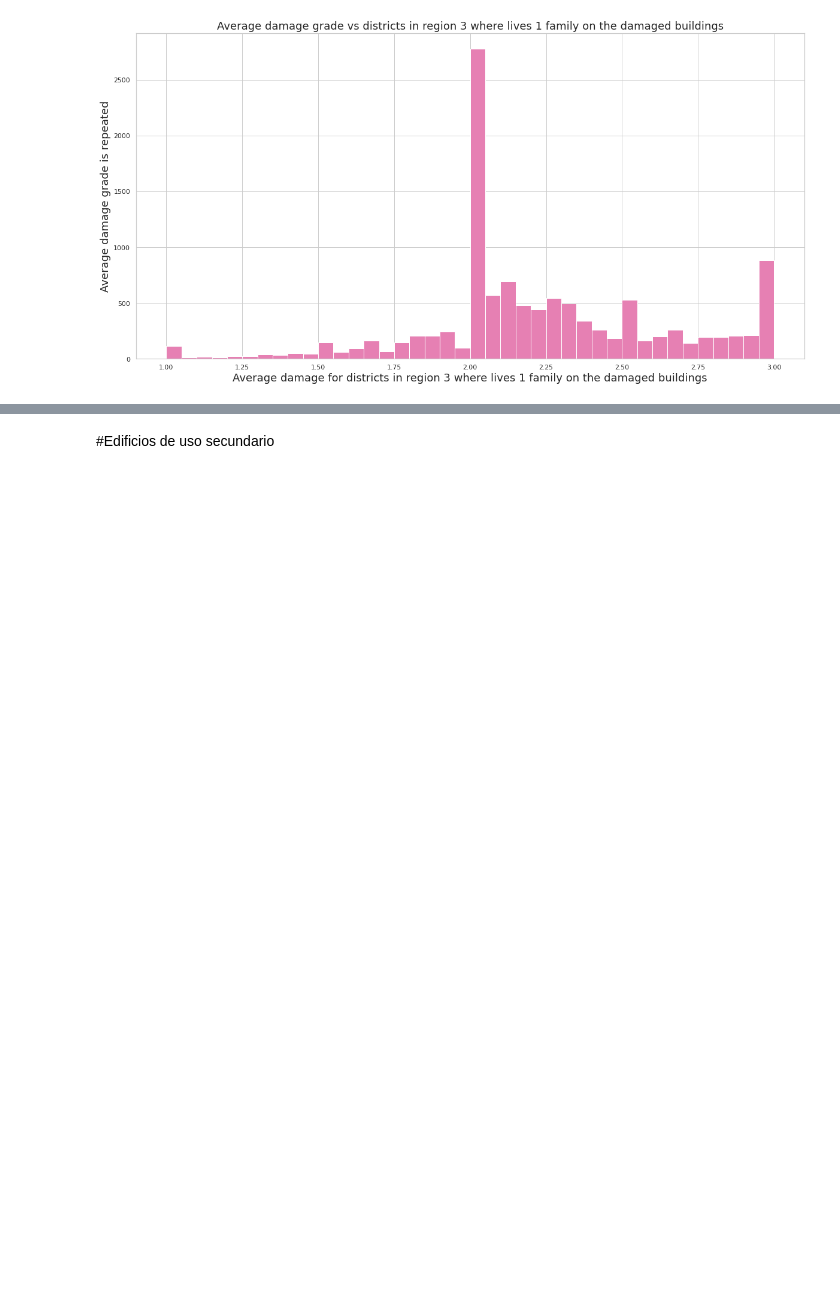
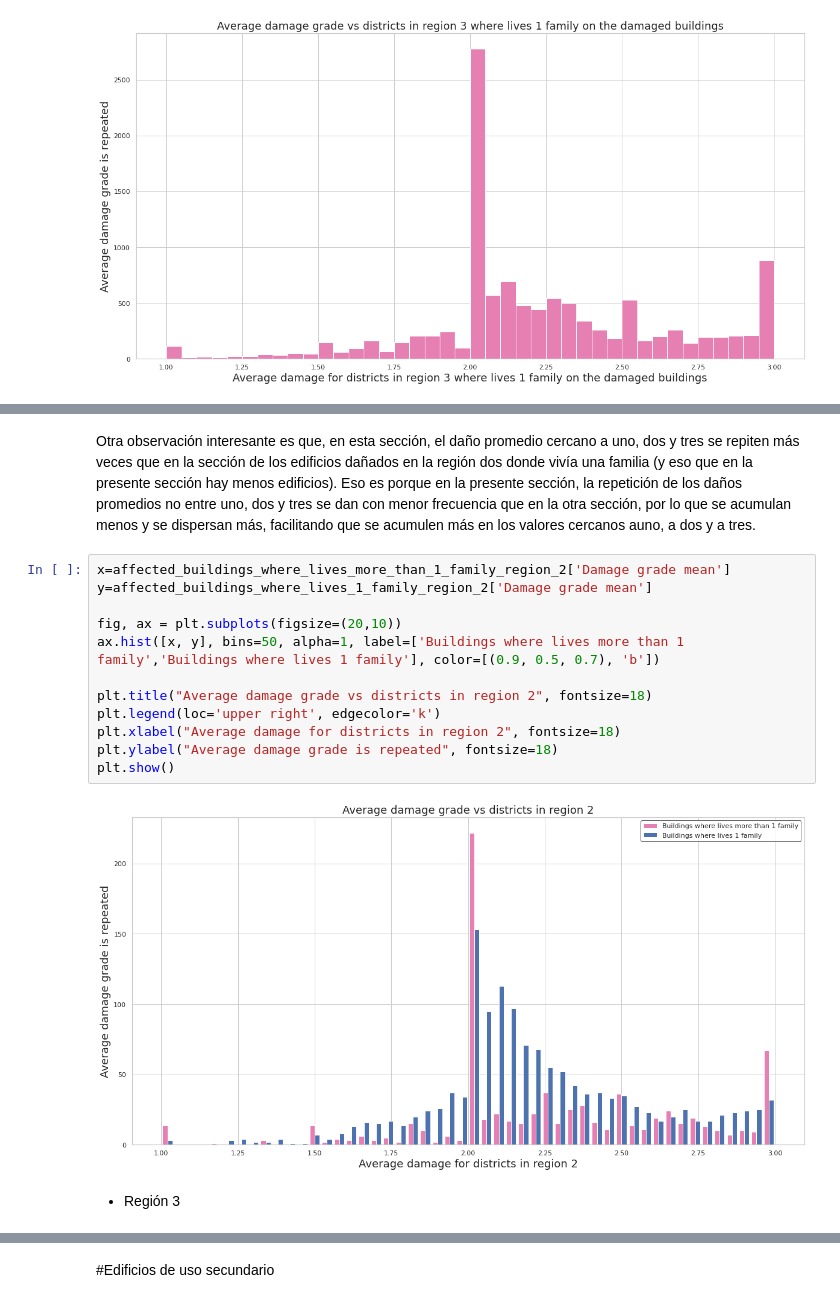
Before and after one commit to rociotarda/TP1---Datos, a Jupyter notebook: analisis_exploratorio_martin.ipynb, the cells around one changed output, grey strips where cells are left out. Drawn from its saved outputs; the diff is of its cells as text; blank space fills up the shorter version.

```diff
--- a/analisis_exploratorio_martin.ipynb
+++ b/analisis_exploratorio_martin.ipynb
@@ -284,0 +391,18 @@ plot.set_xlabel("Average damage for districts in region 3 where lives 1 family o
+# %% [markdown]
+Otra observación interesante es que, en esta sección, el daño promedio cercano a uno, dos y tres se repiten más veces que en la sección de los edificios dañados en la región dos donde vivía una familia (y eso que en la presente sección hay menos edificios). Eso es porque en la presente sección, la repetición de los daños promedios no entre uno, dos y tres se dan con menor frecuencia que en la otra sección, por lo que se acumulan menos y se dispersan más, facilitando que se acumulen más en los valores cercanos auno, a dos y a tres.
+# %%
+x=affected_buildings_where_lives_more_than_1_family_region_2['Damage grade mean']
+y=affected_buildings_where_lives_1_family_region_2['Damage grade mean']
+
+fig, ax = plt.subplots(figsize=(20,10))
+ax.hist([x, y], bins=50, alpha=1, label=['Buildings where lives more than 1 family','Buildings where lives 1 family'], color=[(0.9, 0.5, 0.7), 'b'])
+
+plt.title("Average damage grade vs districts in region 2", fontsize=18)
+plt.legend(loc='upper right', edgecolor='k')
+plt.xlabel("Average damage for districts in region 2", fontsize=18)
+plt.ylabel("Average damage grade is repeated", fontsize=18)
+plt.show()
+# %% [output]
+[figure, added]
+# %% [markdown]
+* Región 3
```
Also changed, not shown: parts of 48 cells of this notebook.
